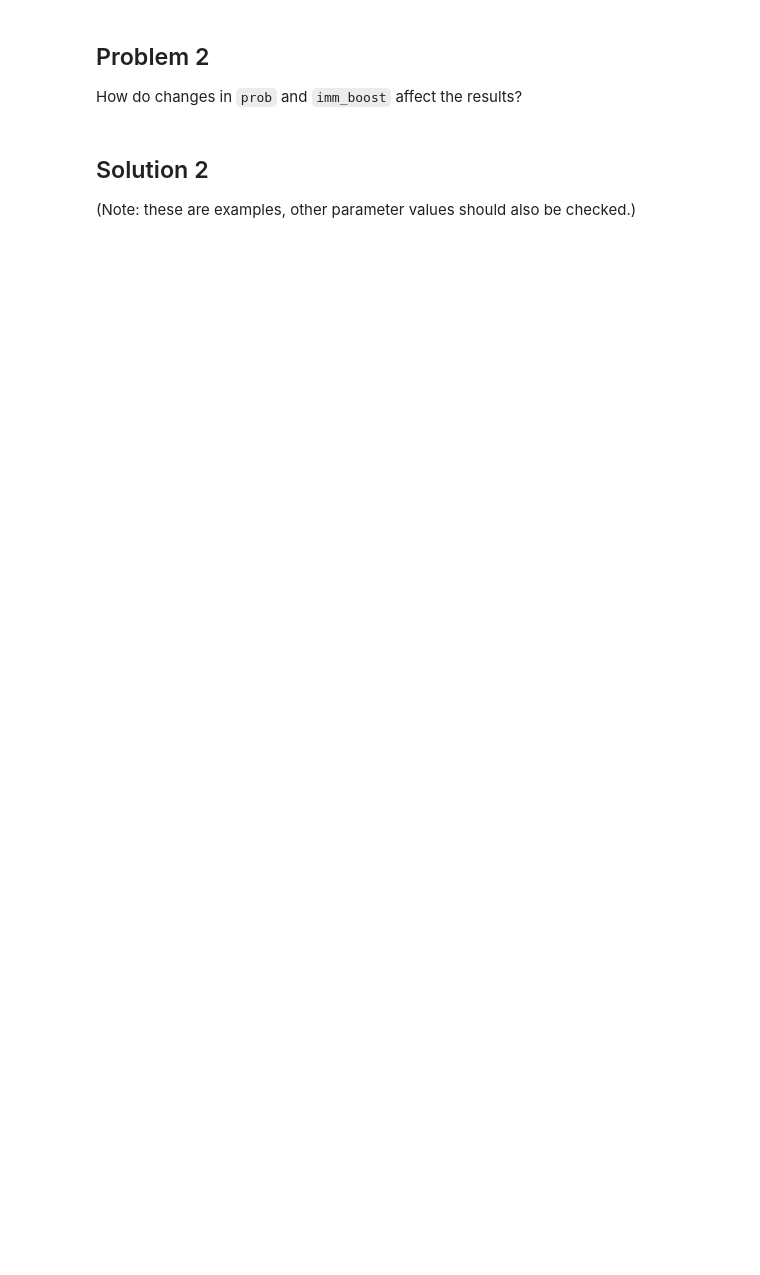
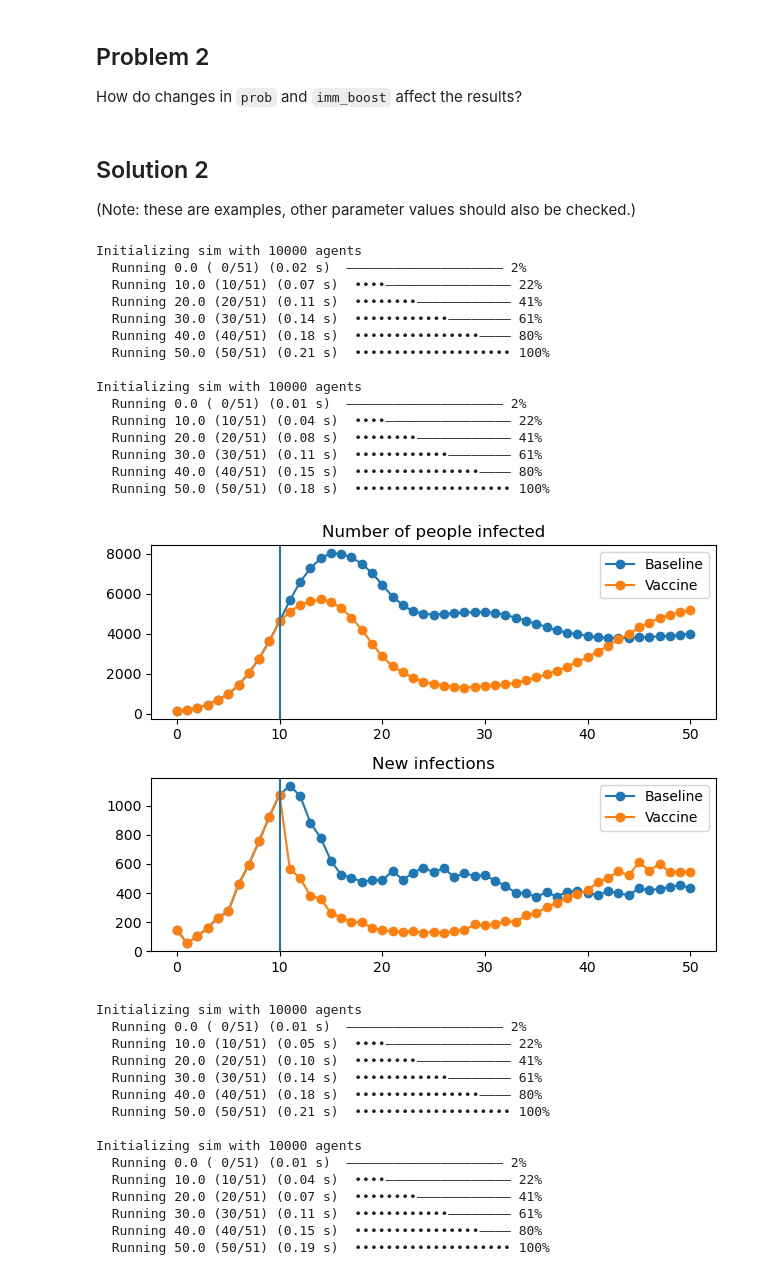
Before and after one commit to stanleyrazor/ABM-Modelling, a Jupyter notebook: tutorials/tut5.2_interventions.ipynb, the cells around one changed output. Cells and saved outputs as stored; diff of their text form; code cells hidden in the pictures; blank space fills up the shorter version.

```diff
--- a/tutorials/tut5.2_interventions.ipynb
+++ b/tutorials/tut5.2_interventions.ipynb
@@ -95,5 +175,37 @@ How do changes in `prob` and `imm_boost` affect the results?
 
 (Note: these are examples, other parameter values should also be checked.)
 # %%
-make_run_sim(prob=0.5, imm_boost=2.0)
+aa = make_run_sim(prob=0.5, imm_boost=2.0)
 make_run_sim(prob=1.0, imm_boost=1.0)
+# %% [output]
+Initializing sim with 10000 agents
+  Running 0.0 ( 0/51) (0.02 s)  ———————————————————— 2%
+  Running 10.0 (10/51) (0.07 s)  ••••———————————————— 22%
+  Running 20.0 (20/51) (0.11 s)  ••••••••———————————— 41%
+  Running 30.0 (30/51) (0.14 s)  ••••••••••••———————— 61%
+  Running 40.0 (40/51) (0.18 s)  ••••••••••••••••———— 80%
+  Running 50.0 (50/51) (0.21 s)  •••••••••••••••••••• 100%
+
+Initializing sim with 10000 agents
+  Running 0.0 ( 0/51) (0.01 s)  ———————————————————— 2%
+  Running 10.0 (10/51) (0.04 s)  ••••———————————————— 22%
+  Running 20.0 (20/51) (0.08 s)  ••••••••———————————— 41%
+  Running 30.0 (30/51) (0.11 s)  ••••••••••••———————— 61%
+  Running 40.0 (40/51) (0.15 s)  ••••••••••••••••———— 80%
+  Running 50.0 (50/51) (0.18 s)  •••••••••••••••••••• 100%
+[figure, added]
+Initializing sim with 10000 agents
+  Running 0.0 ( 0/51) (0.01 s)  ———————————————————— 2%
+  Running 10.0 (10/51) (0.05 s)  ••••———————————————— 22%
+  Running 20.0 (20/51) (0.10 s)  ••••••••———————————— 41%
+  Running 30.0 (30/51) (0.14 s)  ••••••••••••———————— 61%
+  Running 40.0 (40/51) (0.18 s)  ••••••••••••••••———— 80%
+  Running 50.0 (50/51) (0.21 s)  •••••••••••••••••••• 100%
+
+Initializing sim with 10000 agents
+  Running 0.0 ( 0/51) (0.01 s)  ———————————————————— 2%
+  Running 10.0 (10/51) (0.04 s)  ••••———————————————— 22%
+  Running 20.0 (20/51) (0.07 s)  ••••••••———————————— 41%
+  Running 30.0 (30/51) (0.11 s)  ••••••••••••———————— 61%
+  Running 40.0 (40/51) (0.15 s)  ••••••••••••••••———— 80%
+  Running 50.0 (50/51) (0.19 s)  •••••••••••••••••••• 100%
```
Also changed, not shown: parts of 10 cells of this notebook, 3 other files.
